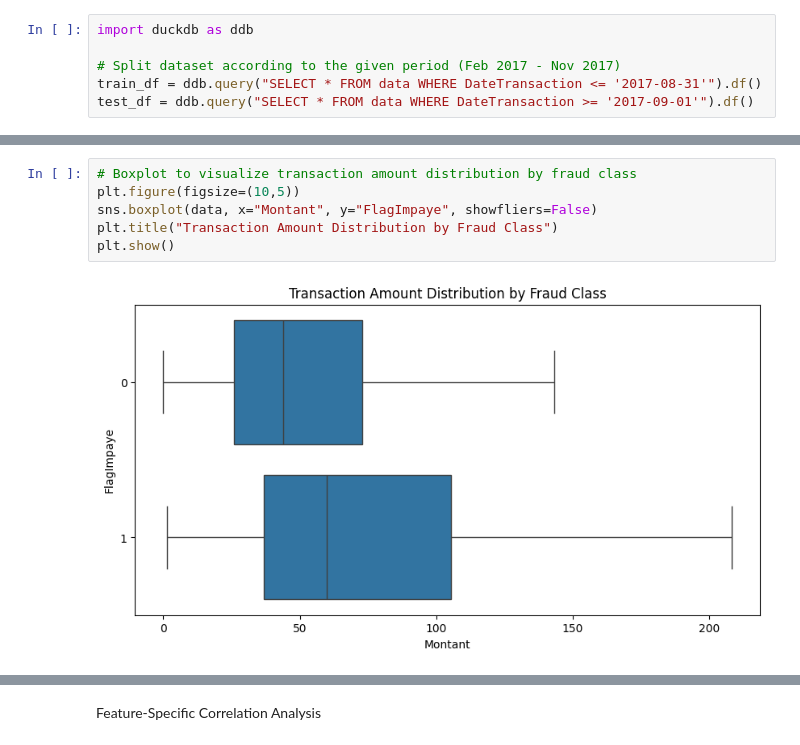
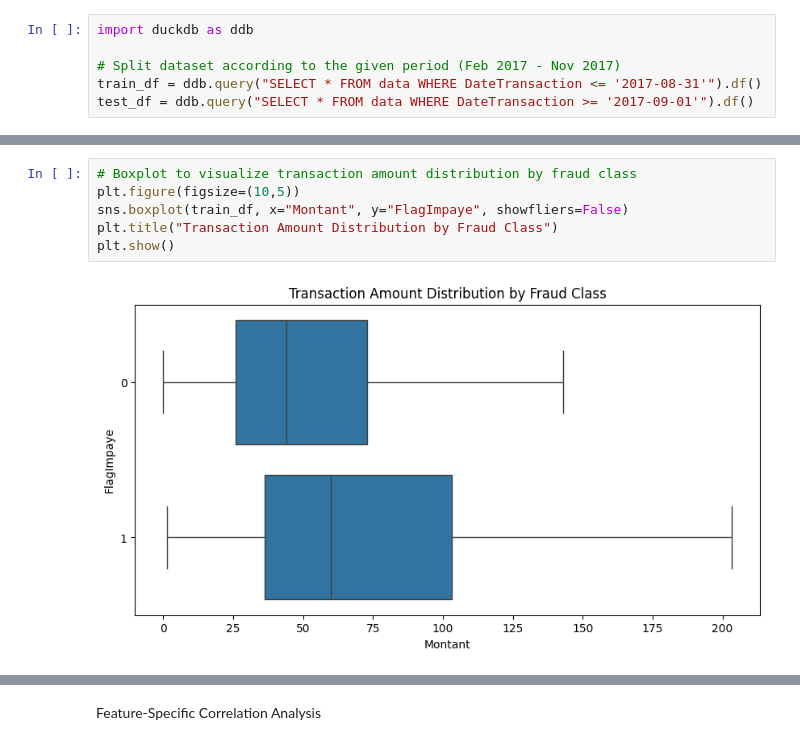
Before and after one commit to Cyr-CK/Bank_Fraud_Detection, a Jupyter notebook: preprocess.ipynb, the cells around one changed output, grey strips where cells are left out. Saved outputs shown, nothing was run; the diff lists cells and outputs as text.

```diff
--- a/preprocess.ipynb
+++ b/preprocess.ipynb
@@ -44,11 +54,11 @@ Data Exploration
 # %%
 # Boxplot to visualize transaction amount distribution by fraud class
 plt.figure(figsize=(10,5))
-sns.boxplot(data, x="Montant", y="FlagImpaye", showfliers=False)
+sns.boxplot(train_df, x="Montant", y="FlagImpaye", showfliers=False)
 plt.title("Transaction Amount Distribution by Fraud Class")
 plt.show()
 # %% [output]
-[figure, old version]
+[figure, new version]
 # %%
 
 # Select only numeric columns
```
Also changed, not shown: parts of 32 cells of this notebook, 1 other file.
